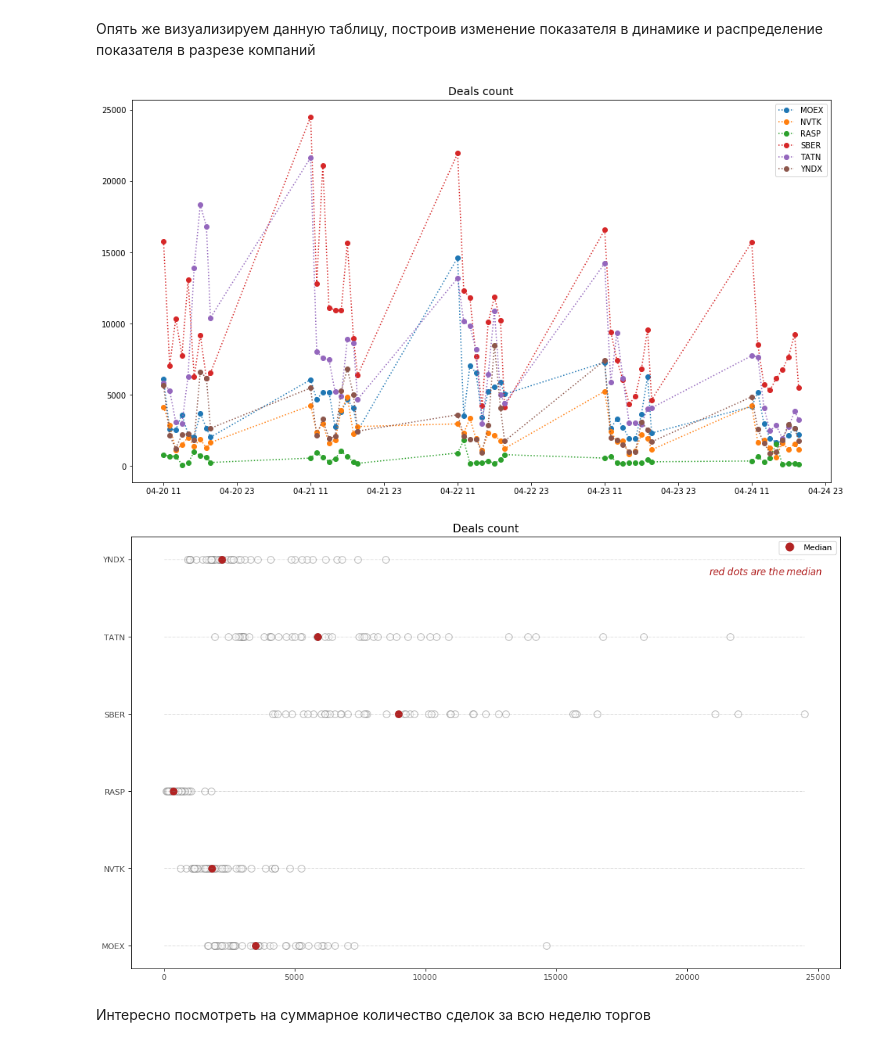
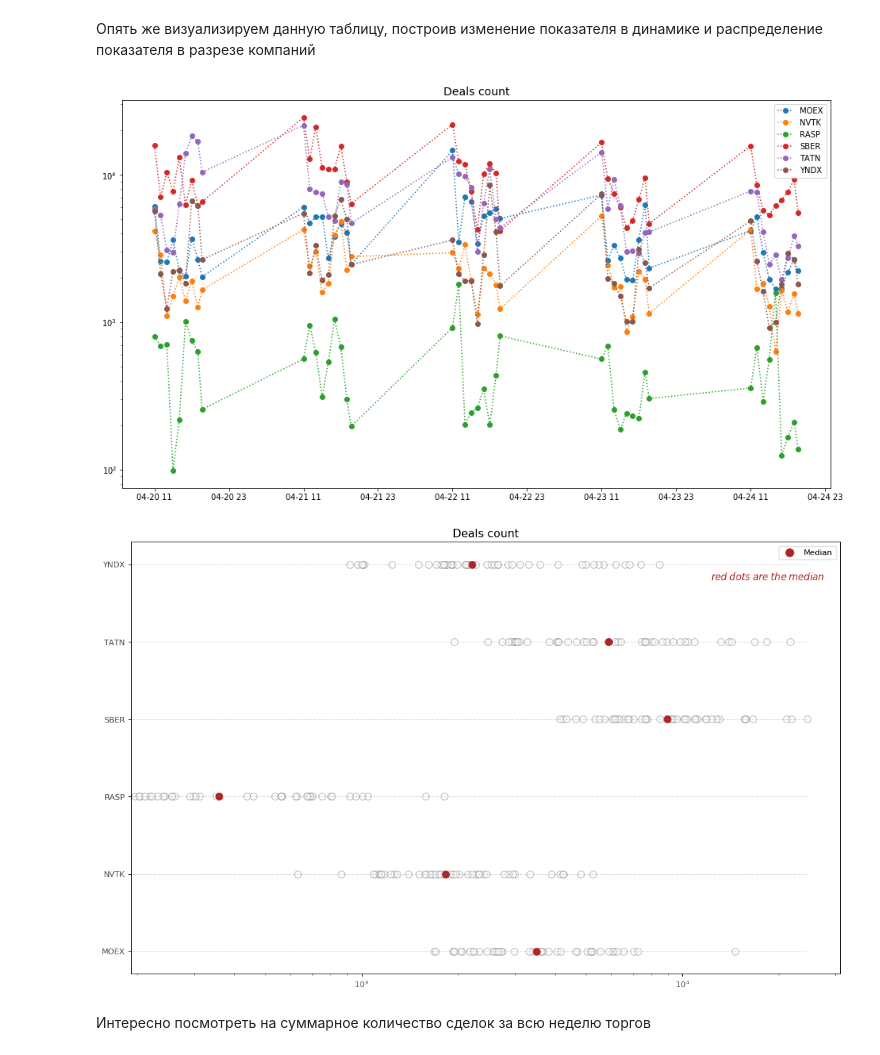
Before and after one commit to paiflare/Liquidity, a Jupyter notebook: Liquidity.ipynb, the cells around one changed output. Cells and saved outputs as stored; diff of their text form; code cells hidden in the pictures.

```diff
--- a/Liquidity.ipynb
+++ b/Liquidity.ipynb
@@ -480,10 +624,10 @@ Wall time: 17.1 s
 #создание dataframe по всем тикерам по всем датам для "относительный объем торгов в деньгах"
 list_of_series = []
 for ticker in tickers:
-    temp_series = pd.Series()
+    temp_series = pd.Series(dtype='float64')
     for date in dates:
         file_path = '{0}\\{0}.{1}.Deals.{{1-Deals}}.txt'.format(ticker, date)
-        temp_series = temp_series.append(pd.Series({coef.date: coef.result for coef in relative_value(file_path, T, Info)}), verify_integrity=True)
+        temp_series = temp_series.append(pd.Series({coef.date: coef.result for coef in relative_value(file_path, T)}), verify_integrity=True)
     temp_series.name = ticker
     list_of_series.append(temp_series)
 
@@ -492,0 +637,14 @@ Wall time: 17 s
+# %%
+%%time
+
+#создание dataframe по всем тикерам по всем датам для "средняя глубина в деньгах"
+list_of_series = []
+for ticker in tickers:
+    temp_series = pd.Series(dtype='float64')
+    for date in dates:
+        file_path = '{0}\\{0}.{1}.Quotes.{{1-Quotes}}.txt'.format(ticker, date)
+        temp_series = temp_series.append(pd.Series({coef.date: coef.result for coef in mean_depth(file_path, T)}), verify_integrity=True)
+    temp_series.name = ticker
+    list_of_series.append(temp_series)
+
+df_mean_depth = pd.concat(list_of_series, axis=1)
@@ -492,0 +653,14 @@ Wall time: 17 s
+# %%
+%%time
+
+#создание dataframe по всем тикерам по всем датам для "относительный спред"
+list_of_series = []
+for ticker in tickers:
+    temp_series = pd.Series(dtype='float64')
+    for date in dates:
+        file_path = '{0}\\{0}.{1}.Quotes.{{1-Quotes}}.txt'.format(ticker, date)
+        temp_series = temp_series.append(pd.Series({coef.date: coef.result for coef in relative_spread(file_path, T)}), verify_integrity=True)
+    temp_series.name = ticker
+    list_of_series.append(temp_series)
+
+df_relative_spread = pd.concat(list_of_series, axis=1)
@@ -496,7 +672,7 @@ Wall time: 17 s
 #создание dataframe по всем тикерам по всем датам для "количество совершенных сделок"
 list_of_series = []
 for ticker in tickers:
-    temp_series = pd.Series()
+    temp_series = pd.Series(dtype='float64')
     for date in dates:
         file_path = '{0}\\{0}.{1}.Deals.{{1-Deals}}.txt'.format(ticker, date)
         temp_series = temp_series.append(pd.Series({coef.date: coef.result for coef in deals_count(file_path, T)}), verify_integrity=True)
@@ -651,11 +811,12 @@ df_deals_count.head()
 Опять же визуализируем данную таблицу, построив изменение показателя в динамике и распределение показателя в разрезе компаний
 # %%
 plt.title('Deals count',fontdict={'size':14})
+plt.yscale('log')
 for col in df_deals_count:
     plt.plot(col, data=df_deals_count, ls=':', marker='o', label=col);
 plt.legend();
 # %% [output]
-[figure, old version]
+[figure, new version]
 # %%
 fig, ax = plt.subplots(figsize=(16,10), dpi= 80)
 ax.hlines(y=df_deals_count.columns, xmin=0, xmax=df_deals_count.max().max(), color='gray', alpha=0.5, linewidth=0.5, linestyles='dashdot')
@@ -664,15 +825,16 @@ for i, col in enumerate(df_deals_count):
     ax.scatter(y=i*np.ones(len(df_deals_count)), x=col, data=df_deals_count, s=75, edgecolors='gray', c='w', alpha=0.5)
     ax.scatter(y=i, x=df_deals_count[col].median(), s=75, c='firebrick')
 
-ax.text(0.85*df_deals_count.max().max(), 4.8, "$red \; dots \; are \; the \: median$", fontdict={'size':12}, color='firebrick')
+ax.text(0.5*df_deals_count.max().max(), 4.8, "$red \; dots \; are \; the \: median$", fontdict={'size':12}, color='firebrick')
 red_patch = plt.plot([],[], marker="o", ms=10, ls="", mec=None, color='firebrick', label="Median")
 plt.legend(handles=red_patch)
 ax.set_title('Deals count', fontdict={'size':14})
 plt.xticks(alpha=0.7)
+plt.xscale('log')
 plt.yticks(alpha=0.7)
 plt.show()
 # %% [output]
-[figure, old version]
+[figure, new version]
 # %% [markdown]
 Интересно посмотреть на суммарное количество сделок за всю неделю торгов
 # %%
```
Also changed, not shown: parts of 60 cells of this notebook, 1 other file.
